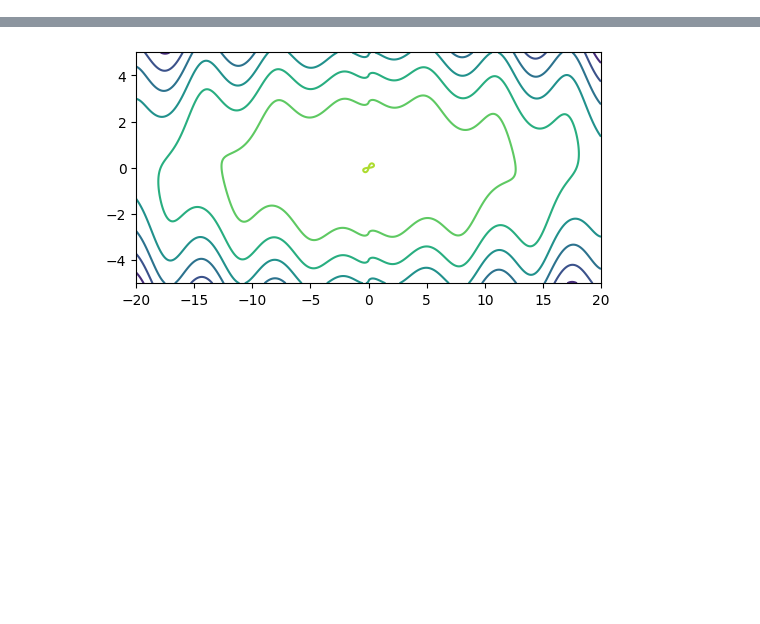
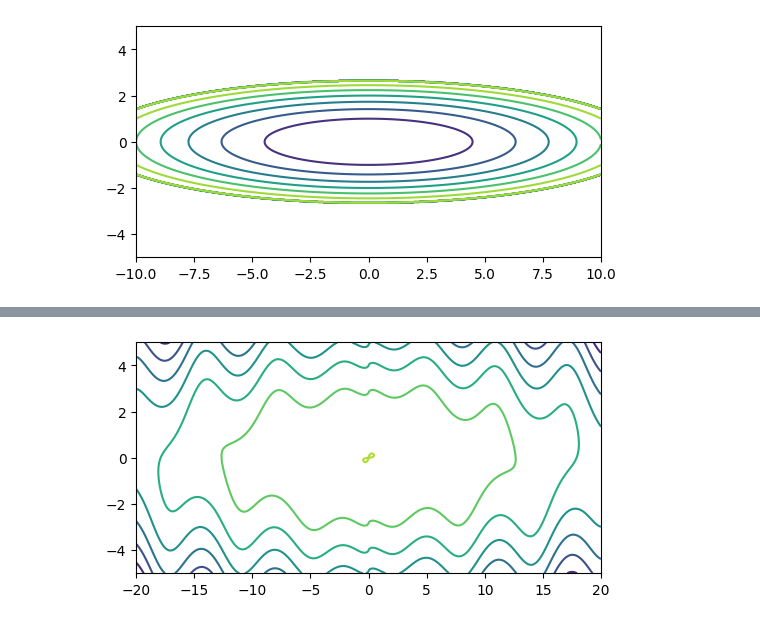
Before and after one commit to clionelove123/Machine_Learning, a Jupyter notebook: ML_Chap_09_Optimizer.ipynb, the cells around one changed output, grey strips where cells are left out. Cells and saved outputs as stored; diff of their text form; code cells hidden in the pictures; blank space fills up the shorter version.

```diff
--- a/ML_Chap_09_Optimizer.ipynb
+++ b/ML_Chap_09_Optimizer.ipynb
@@ -106,3 +130,31 @@ class Adam:
             #unbias_m += (1 - self.beta1) * (grads[key] - self.m[key]) # correct bias
             #unbisa_b += (1 - self.beta2) * (grads[key]*grads[key] - self.v[key]) # correct bias
             #params[key] += self.lr * unbias_m / (np.sqrt(unbisa_b) + 1e-7)
+# %%
+def f(x, y):
+    return x**2 / 20.0 + y**2
+
+def df(x, y):
+    return x / 10.0, 2.0*y
+
+plt.figure(figsize=(6,3))
+
+x = np.arange(-10, 10, 0.01)
+y = np.arange(-5, 5, 0.01)
+
+X, Y = np.meshgrid(x, y)
+Z = f(X, Y)
+
+# 외곽선 단순화
+mask = Z > 7
+Z[mask] = 0
+
+# 그래프 그리기
+idx = 1
+plt.contour(X, Y, Z)
+plt.ylim(-5, 5)
+plt.xlim(-10, 10)
+
+plt.show()
+# %% [output]
+[figure, added]
```
Also changed, not shown: parts of 6 cells of this notebook.
